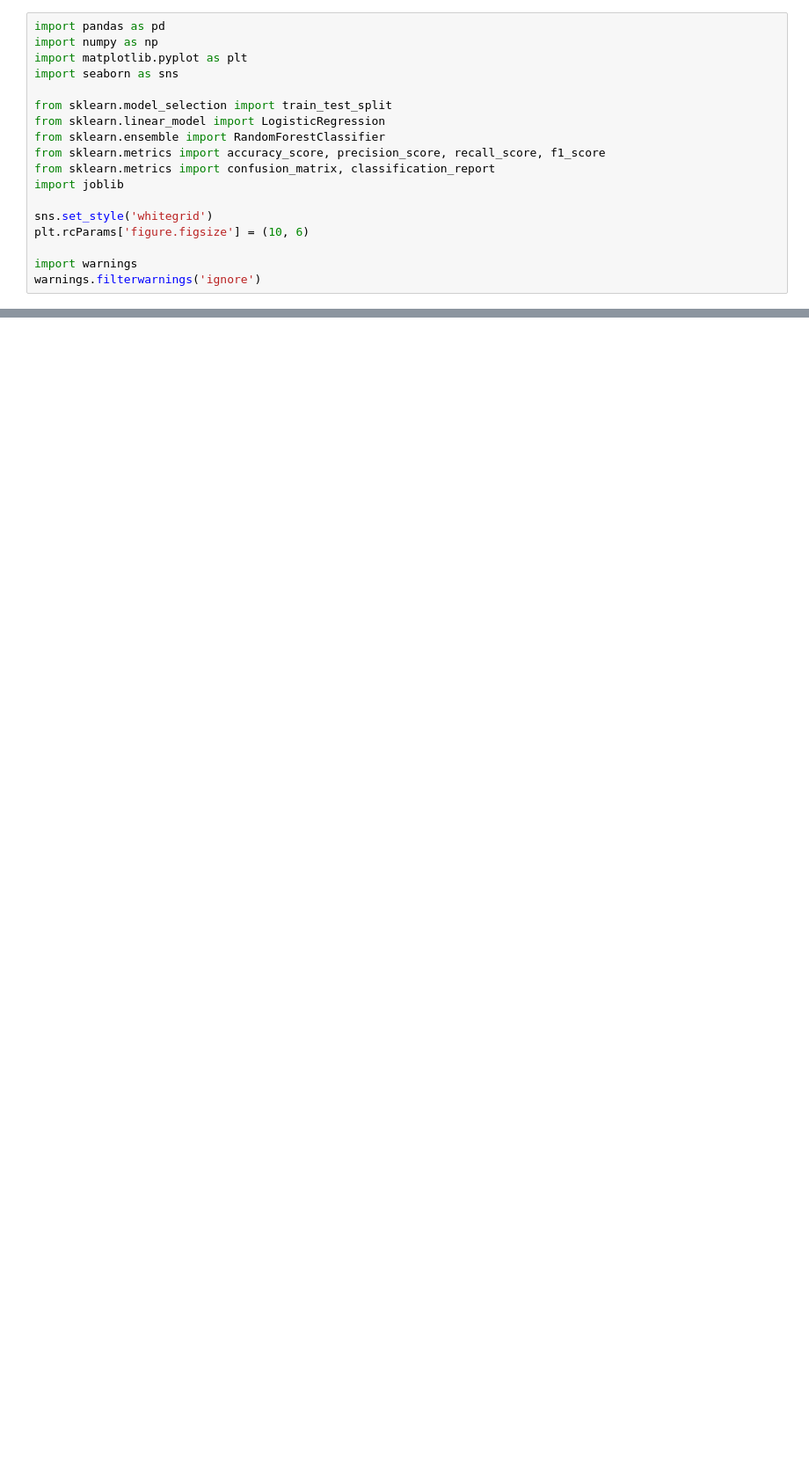
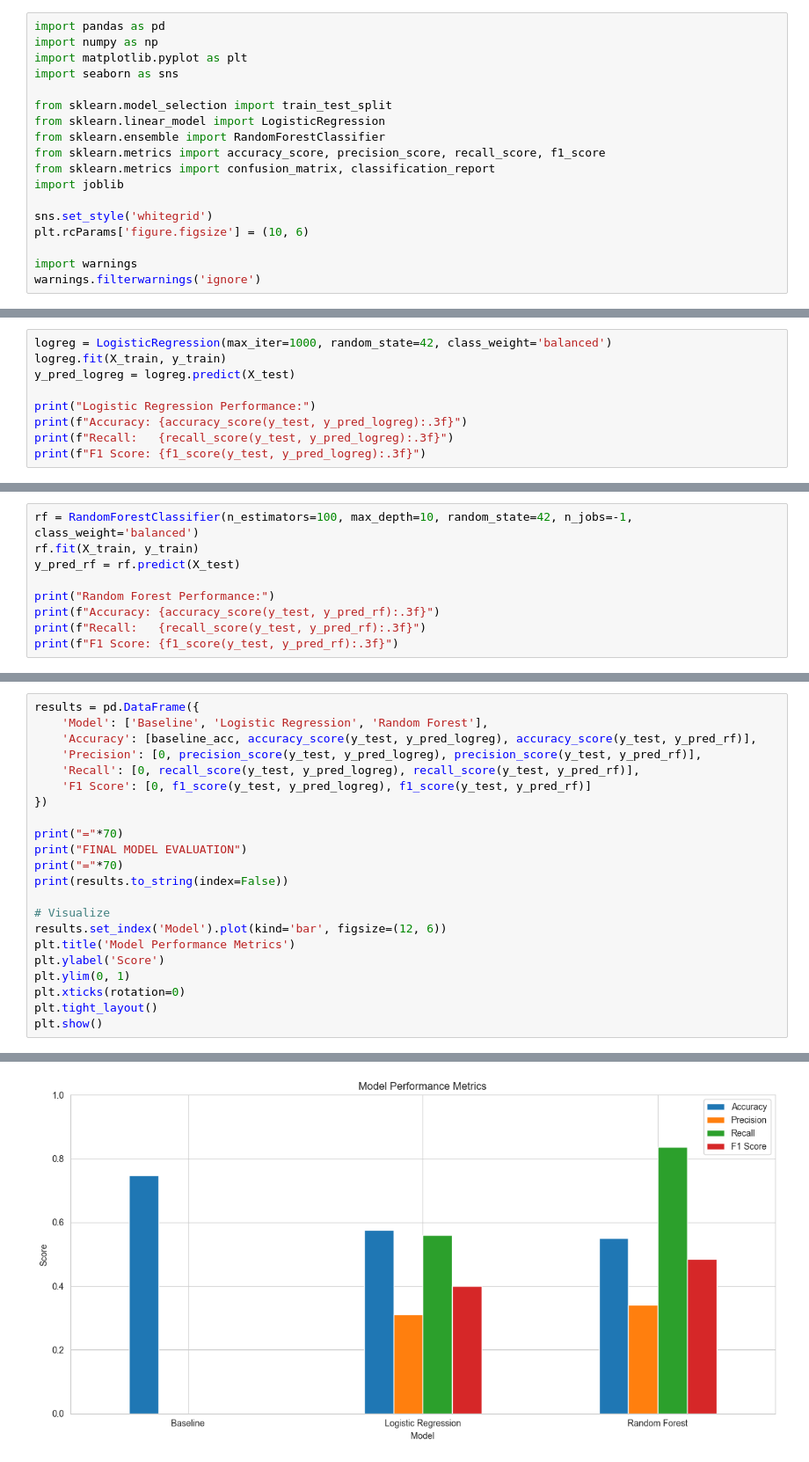
Before and after one commit to Karan-C21/nyc-curbside-congestion, a Jupyter notebook: notebooks/05_modeling.ipynb, the cells around one changed output, grey strips where cells are left out. Shown at 88% size. Drawn from its saved outputs; the diff is of its cells as text; blank space fills up the shorter version.

```diff
--- a/notebooks/05_modeling.ipynb
+++ b/notebooks/05_modeling.ipynb
@@ -267,0 +105,9 @@ print(f"Saved Logistic Regression model to: {logreg_path}")
+# %%
+logreg = LogisticRegression(max_iter=1000, random_state=42, class_weight='balanced')
+logreg.fit(X_train, y_train)
+y_pred_logreg = logreg.predict(X_test)
+
+print("Logistic Regression Performance:")
+print(f"Accuracy: {accuracy_score(y_test, y_pred_logreg):.3f}")
+print(f"Recall:   {recall_score(y_test, y_pred_logreg):.3f}")
+print(f"F1 Score: {f1_score(y_test, y_pred_logreg):.3f}")
@@ -267,0 +122,9 @@ print(f"Saved Logistic Regression model to: {logreg_path}")
+# %%
+rf = RandomForestClassifier(n_estimators=100, max_depth=10, random_state=42, n_jobs=-1, class_weight='balanced')
+rf.fit(X_train, y_train)
+y_pred_rf = rf.predict(X_test)
+
+print("Random Forest Performance:")
+print(f"Accuracy: {accuracy_score(y_test, y_pred_rf):.3f}")
+print(f"Recall:   {recall_score(y_test, y_pred_rf):.3f}")
+print(f"F1 Score: {f1_score(y_test, y_pred_rf):.3f}")
@@ -267,0 +139,23 @@ print(f"Saved Logistic Regression model to: {logreg_path}")
+# %%
+results = pd.DataFrame({
+    'Model': ['Baseline', 'Logistic Regression', 'Random Forest'],
+    'Accuracy': [baseline_acc, accuracy_score(y_test, y_pred_logreg), accuracy_score(y_test, y_pred_rf)],
+    'Precision': [0, precision_score(y_test, y_pred_logreg), precision_score(y_test, y_pred_rf)],
+    'Recall': [0, recall_score(y_test, y_pred_logreg), recall_score(y_test, y_pred_rf)],
+    'F1 Score': [0, f1_score(y_test, y_pred_logreg), f1_score(y_test, y_pred_rf)]
+})
+
+print("="*70)
+print("FINAL MODEL EVALUATION")
+print("="*70)
+print(results.to_string(index=False))
+
+# Visualize
+results.set_index('Model').plot(kind='bar', figsize=(12, 6))
+plt.title('Model Performance Metrics')
+plt.ylabel('Score')
+plt.ylim(0, 1)
+plt.xticks(rotation=0)
+plt.tight_layout()
+plt.show()
+# %% [output]
@@ -267,0 +169 @@ print(f"Saved Logistic Regression model to: {logreg_path}")
+[figure, added]
```
Also changed, not shown: parts of 46 cells of this notebook, 12 other files.
